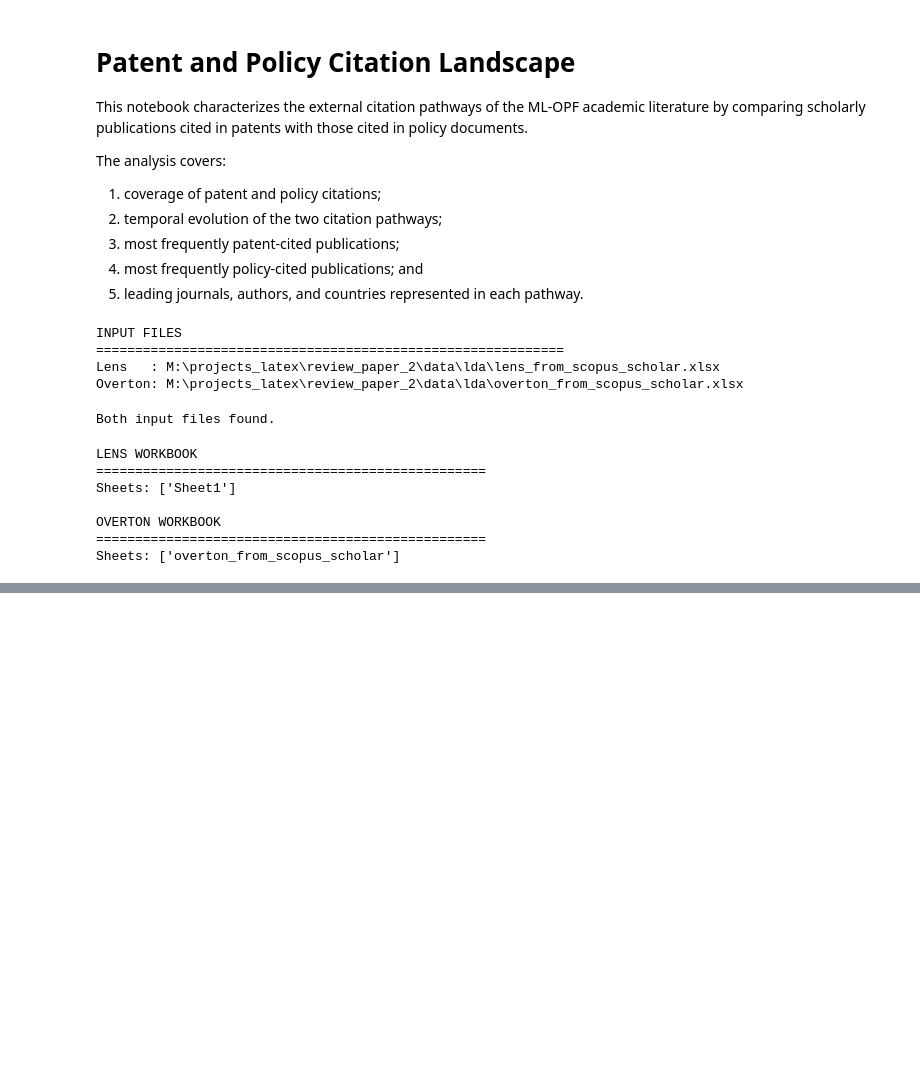
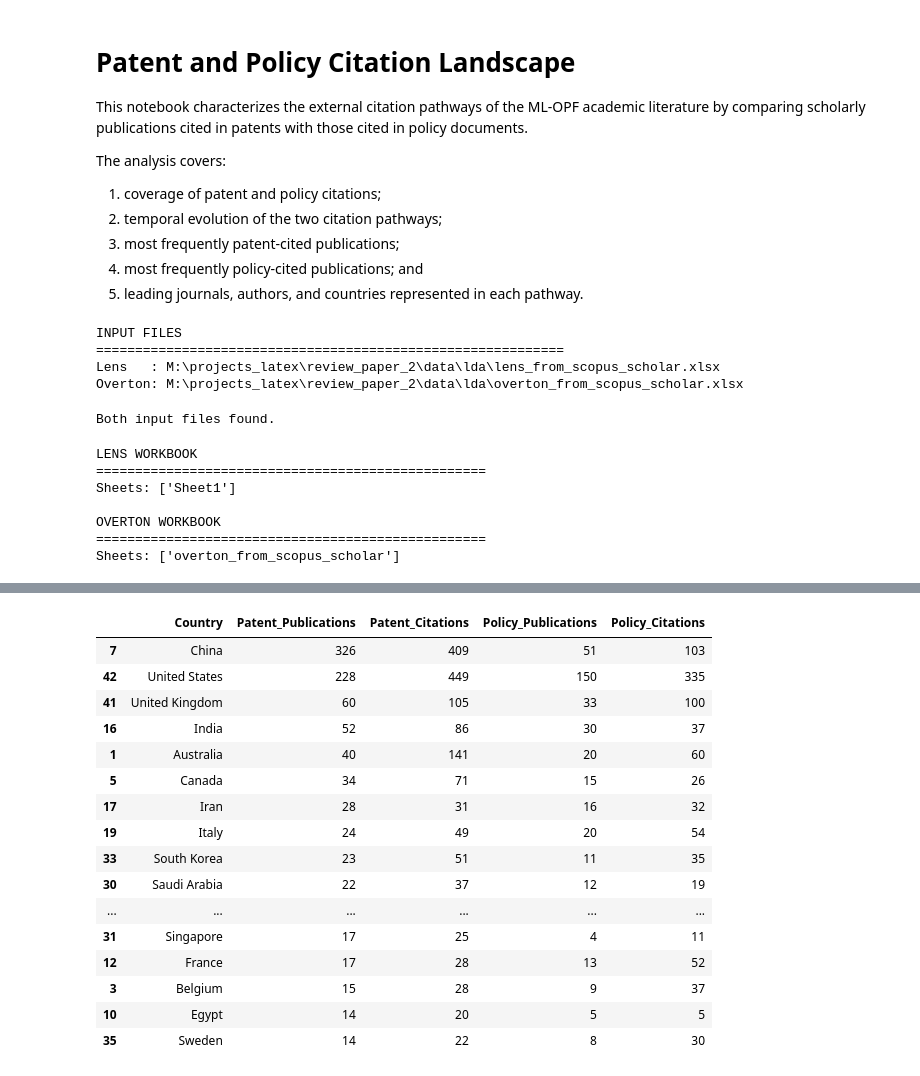
Before and after one commit to mdzalfirdausi/review_paper_2, a Jupyter notebook: notebooks/6.patent_policy_citation_landscape.ipynb, the cells around one changed output, grey strips where cells are left out. Saved outputs shown, nothing was run; the diff lists cells and outputs as text; code cells hidden in the pictures; blank space fills up the shorter version.

```diff
--- a/notebooks/6.patent_policy_citation_landscape.ipynb
+++ b/notebooks/6.patent_policy_citation_landscape.ipynb
@@ -615,0 +2207,93 @@ Policy corpus shared      : 21.17%
+# %%
+patent_countries = (
+    patent_country_data
+    .groupby(
+        "Country"
+    )
+    .agg(
+        Patent_Publications=(
+            "DOI_clean",
+            "nunique",
+        ),
+        Patent_Citations=(
+            "Patent_Citation_Count",
+            "sum",
+        ),
+    )
+    .reset_index()
+)
+
+
+policy_countries = (
+    policy_country_data
+    .groupby(
+        "Country"
+    )
+    .agg(
+        Policy_Publications=(
+            "DOI_clean",
+            "nunique",
+        ),
+        Policy_Citations=(
+            "Policy_Citation_Count",
+            "sum",
+        ),
+    )
+    .reset_index()
+)
+
+
+country_comparison = (
+    patent_countries
+    .merge(
+        policy_countries,
+        on="Country",
+        how="outer",
+    )
+    .fillna(0)
+)
+
+
+for column in [
+    "Patent_Publications",
+    "Patent_Citations",
+    "Policy_Publications",
+    "Policy_Citations",
+]:
+
+    country_comparison[
+        column
+    ] = (
+        country_comparison[
+            column
+        ]
+        .astype(int)
+    )
+
+
+display(
+    country_comparison
+    .sort_values(
+        "Patent_Publications",
+        ascending=False,
+    )
+    .head(20)
+)
+# %% [output]
+|  | Country | Patent_Publications | Patent_Citations | Policy_Publications | Policy_Citations |
+| 7 | China | 326 | 409 | 51 | 103 |
+| 42 | United States | 228 | 449 | 150 | 335 |
+| 41 | United Kingdom | 60 | 105 | 33 | 100 |
+| 16 | India | 52 | 86 | 30 | 37 |
+| 1 | Australia | 40 | 141 | 20 | 60 |
+| 5 | Canada | 34 | 71 | 15 | 26 |
+| 17 | Iran | 28 | 31 | 16 | 32 |
+| 19 | Italy | 24 | 49 | 20 | 54 |
+| 33 | South Korea | 23 | 51 | 11 | 35 |
+| 30 | Saudi Arabia | 22 | 37 | 12 | 19 |
+| ... | ... | ... | ... | ... | ... |
+| 31 | Singapore | 17 | 25 | 4 | 11 |
+| 12 | France | 17 | 28 | 13 | 52 |
+| 3 | Belgium | 15 | 28 | 9 | 37 |
+| 10 | Egypt | 14 | 20 | 5 | 5 |
+| 35 | Sweden | 14 | 22 | 8 | 30 |
```
Also changed, not shown: parts of 26 cells of this notebook, 2 other files.
